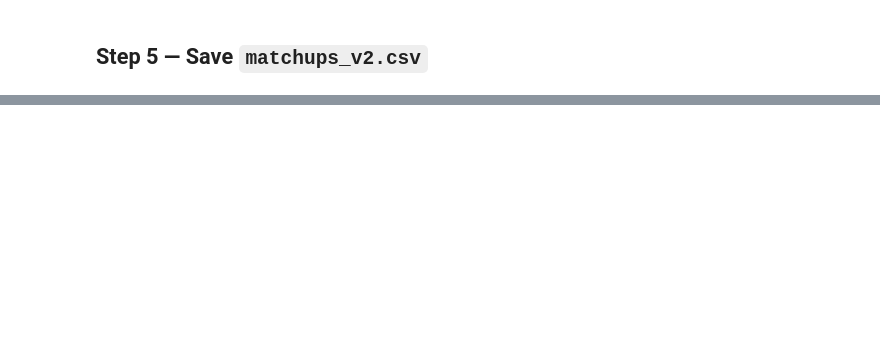
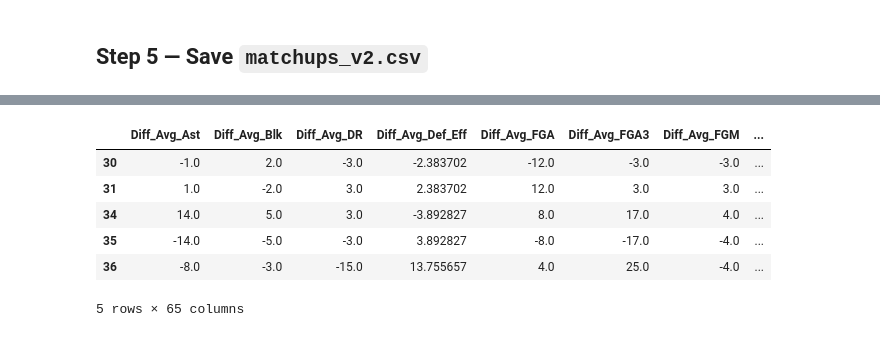
Before and after one commit to fallensnake/IEOR142AProject, a Jupyter notebook: build_features_nba.ipynb, the cells around one changed output, grey strips where cells are left out. Cells and saved outputs as stored; diff of their text form; code cells hidden in the pictures; blank space fills up the shorter version.

```diff
--- a/build_features_nba.ipynb
+++ b/build_features_nba.ipynb
@@ -298,15 +406,26 @@ Away rows mean: 0.376  (should be < 0.5)
 ## Step 5 — Save `matchups_v2.csv`
 # %%
 mm = mm.sort_values(['Season','DayDate','GameID','TeamID']).reset_index(drop=True)
-
 mm.to_csv(OUT_DIR / OUTPUT_CSV, index=False)
 print(f"Wrote {OUTPUT_CSV}  ({len(mm):,} rows, {len(mm.columns)} cols)")
 
-new_cols = ['Team_Is_B2B','Opp_Is_B2B',
-            'Diff_Days_Rest','Diff_Win_Streak',
-            'Diff_Last5_Win_Pct','Diff_Last10_Win_Pct',
-            'H2H_Win_Pct','Elo_Win_Prob']
-print(f"\nNew features added ({len(new_cols)}):")
+new_cols = [
+    # Original v2
+    'Team_Is_B2B', 'Opp_Is_B2B',
+    'Diff_Days_Rest', 'Diff_Win_Streak',
+    'Diff_Last5_Win_Pct', 'Diff_Last10_Win_Pct',
+    'H2H_Win_Pct', 'Elo_Win_Prob',
+    # Step 0.5 additions
+    'Diff_Pace',
+    'Diff_eFG_Pct', 'Diff_TS_Pct', 'Diff_OR_Rate', 'Diff_TO_Rate', 'Diff_FT_Rate',
+    'Diff_Def_eFG_Pct', 'Diff_Def_TS_Pct', 'Diff_DR_Rate', 'Diff_Def_TO_Rate', 'Diff_Def_FT_Rate',
+    'Diff_Power_Rating',
+    'Team_Altitude_Dis', 'Opp_Altitude_Dis',
+    # Step 1 additions
+    'Team_Is_3in4', 'Opp_Is_3in4', 'Team_Is_4in5', 'Opp_Is_4in5',
+    'Diff_Form_Gap_5', 'Diff_Form_Gap_10',
+]
+print(f"\nNew/key features ({len(new_cols)}):")
 for c in new_cols:
     null_count = mm[c].isna().sum()
     print(f"  {c:<24s}  (NaN: {null_count})")
@@ -504,0 +579,10 @@ Overall Brier    : 0.21739
+# %%
+X.head()
+# %% [output]
+|  | Diff_Avg_Ast | Diff_Avg_Blk | Diff_Avg_DR | Diff_Avg_Def_Eff | Diff_Avg_FGA | Diff_Avg_FGA3 | Diff_Avg_FGM | ... |
+| 30 | -1.0 | 2.0 | -3.0 | -2.383702 | -12.0 | -3.0 | -3.0 | ... |
+| 31 | 1.0 | -2.0 | 3.0 | 2.383702 | 12.0 | 3.0 | 3.0 | ... |
+| 34 | 14.0 | 5.0 | 3.0 | -3.892827 | 8.0 | 17.0 | 4.0 | ... |
+| 35 | -14.0 | -5.0 | -3.0 | 3.892827 | -8.0 | -17.0 | -4.0 | ... |
+| 36 | -8.0 | -3.0 | -15.0 | 13.755657 | 4.0 | 25.0 | -4.0 | ... |
+5 rows × 65 columns
```
Also changed, not shown: parts of 28 cells of this notebook, 1 other file.
